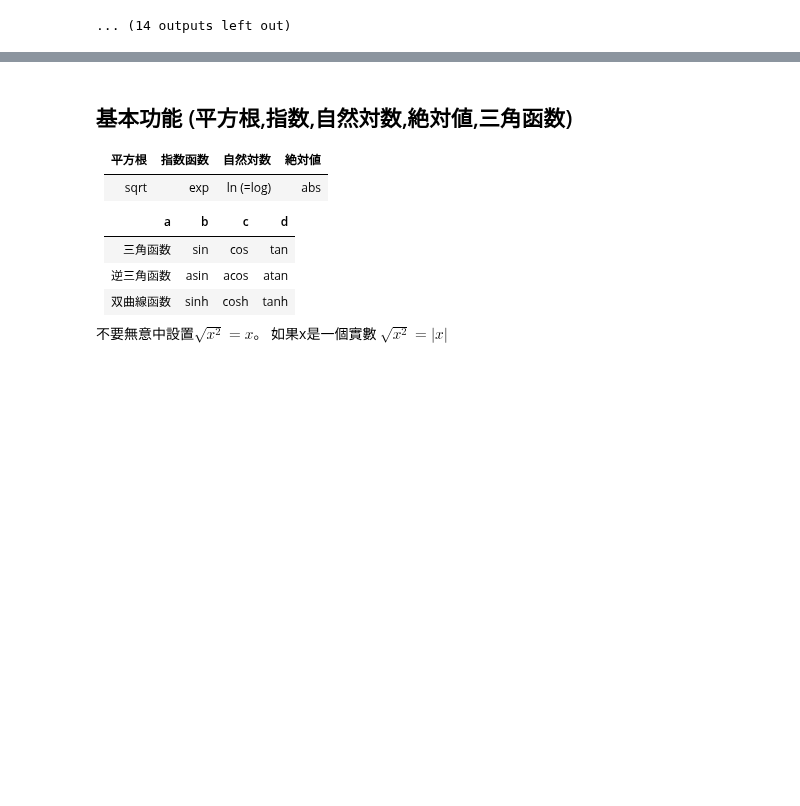
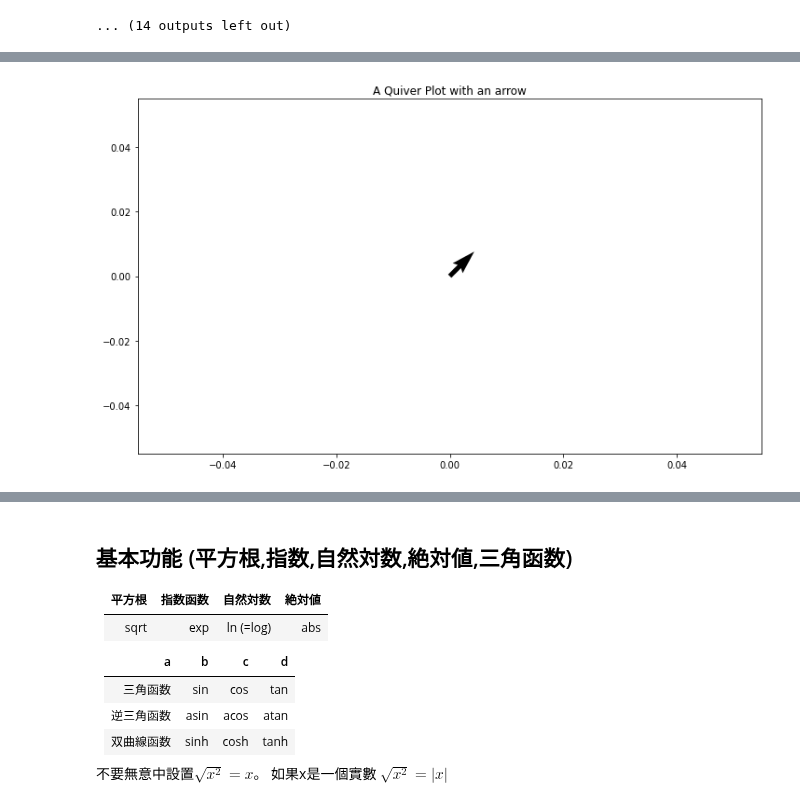
Before and after one commit to eddylin2015/mathsym, a Jupyter notebook: PFZ99向量.ipynb, the cells around one changed output, grey strips where cells are left out. Saved outputs shown, nothing was run; the diff lists cells and outputs as text; code cells hidden in the pictures; blank space fills up the shorter version.

```diff
--- a/PFZ99向量.ipynb
+++ b/PFZ99向量.ipynb
@@ -119,0 +235,18 @@ array([[ 4],
+# %%
+#ax.quiver(x_position, y_position, x_direction, y_direction, color)
+import numpy as np
+import matplotlib.pyplot as plt
+#creating arrow
+x_position = 0
+y_position = 0
+x_direction = 1
+y_direction = 1
+#creating the quiver plot
+fig, ax = plt.subplots(figsize = (12,7))
+ax.quiver(x_position, y_position, x_direction, y_direction)
+ax.set_title('A Quiver Plot with an arrow')
+
+#Displaying the plot
+plt.show()
+# %% [output]
+[figure, added]
```
Also changed, not shown: parts of 13 cells of this notebook, 3 other files.
